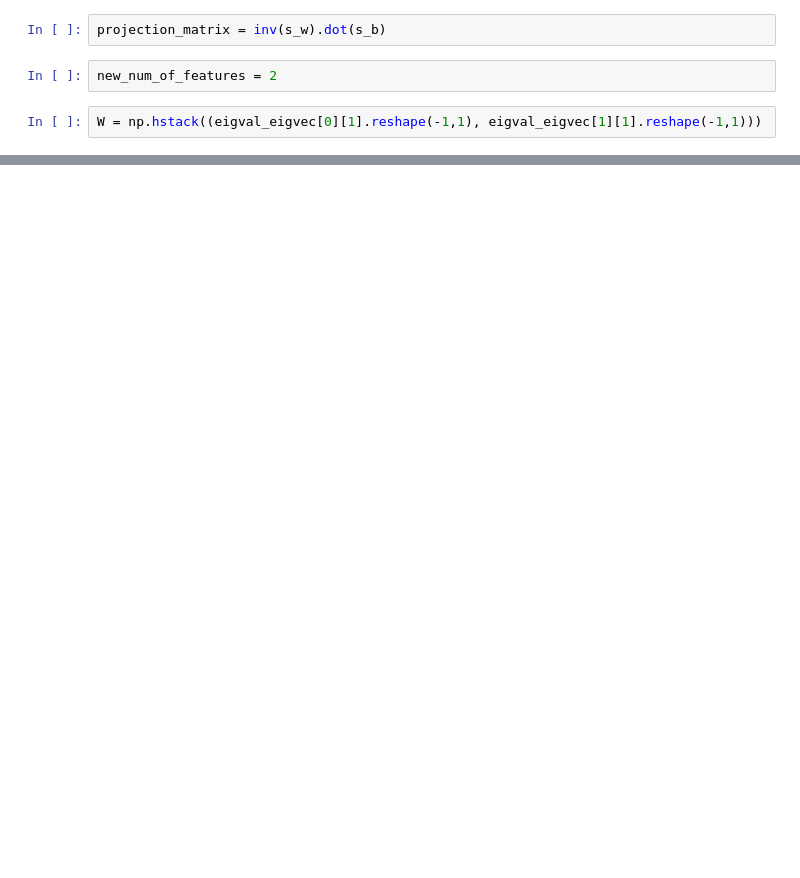
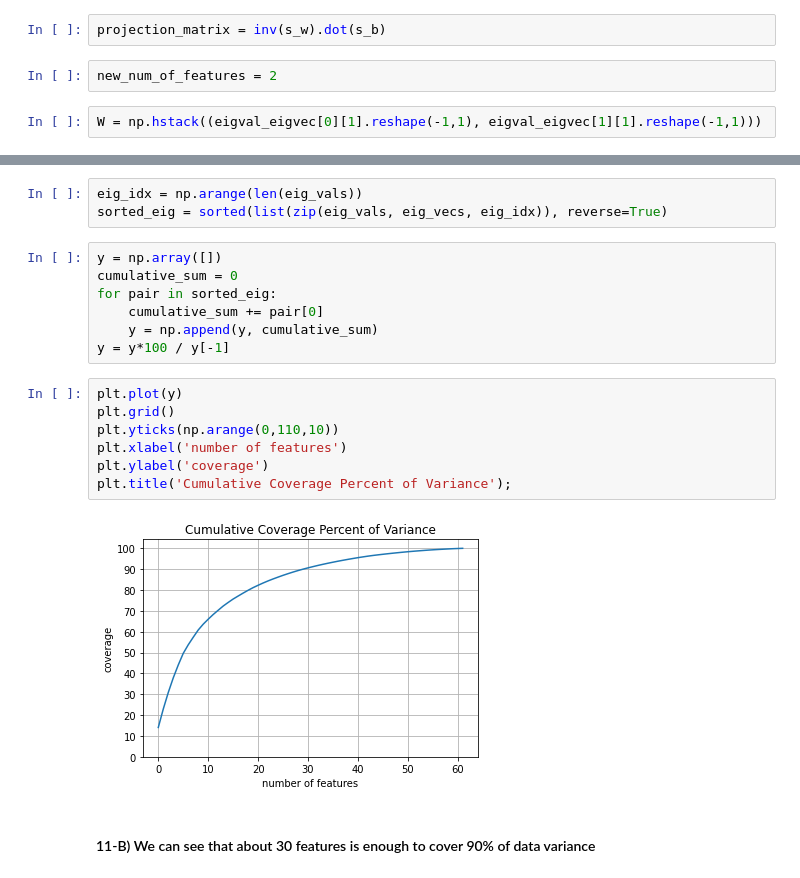
Before and after one commit to codamin/Machine-Learning-Course-Assignments, a Jupyter notebook: hw4/codes.ipynb, the cells around one changed output, grey strips where cells are left out. Drawn from its saved outputs; the diff is of its cells as text; blank space fills up the shorter version.

```diff
--- a/hw4/codes.ipynb
+++ b/hw4/codes.ipynb
@@ -181,0 +242,21 @@ nbc.score(X_lda.real, y_train)
+# %%
+eig_idx = np.arange(len(eig_vals))
+sorted_eig = sorted(list(zip(eig_vals, eig_vecs, eig_idx)), reverse=True)
+# %%
+y = np.array([])
+cumulative_sum = 0
+for pair in sorted_eig:
+    cumulative_sum += pair[0]
+    y = np.append(y, cumulative_sum)
+y = y*100 / y[-1]
+# %%
+plt.plot(y)
+plt.grid()
+plt.yticks(np.arange(0,110,10))
+plt.xlabel('number of features')
+plt.ylabel('coverage')
+plt.title('Cumulative Coverage Percent of Variance');
+# %% [output]
+[figure, added]
+# %% [markdown]
+#### 11-B) We can see that about 30 features is enough to cover 90% of data variance
```
Also changed, not shown: parts of 37 cells of this notebook, 1 other file.
